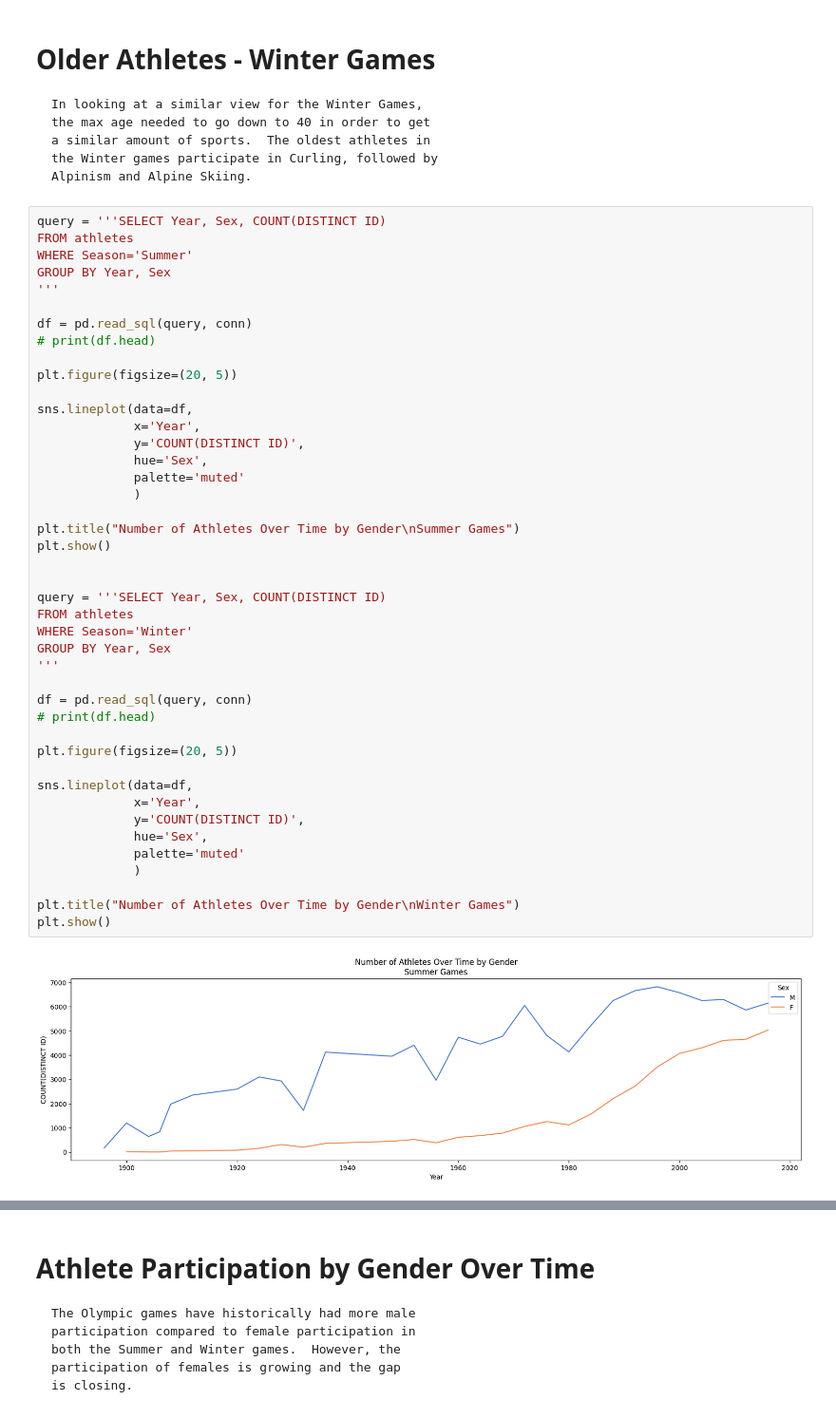
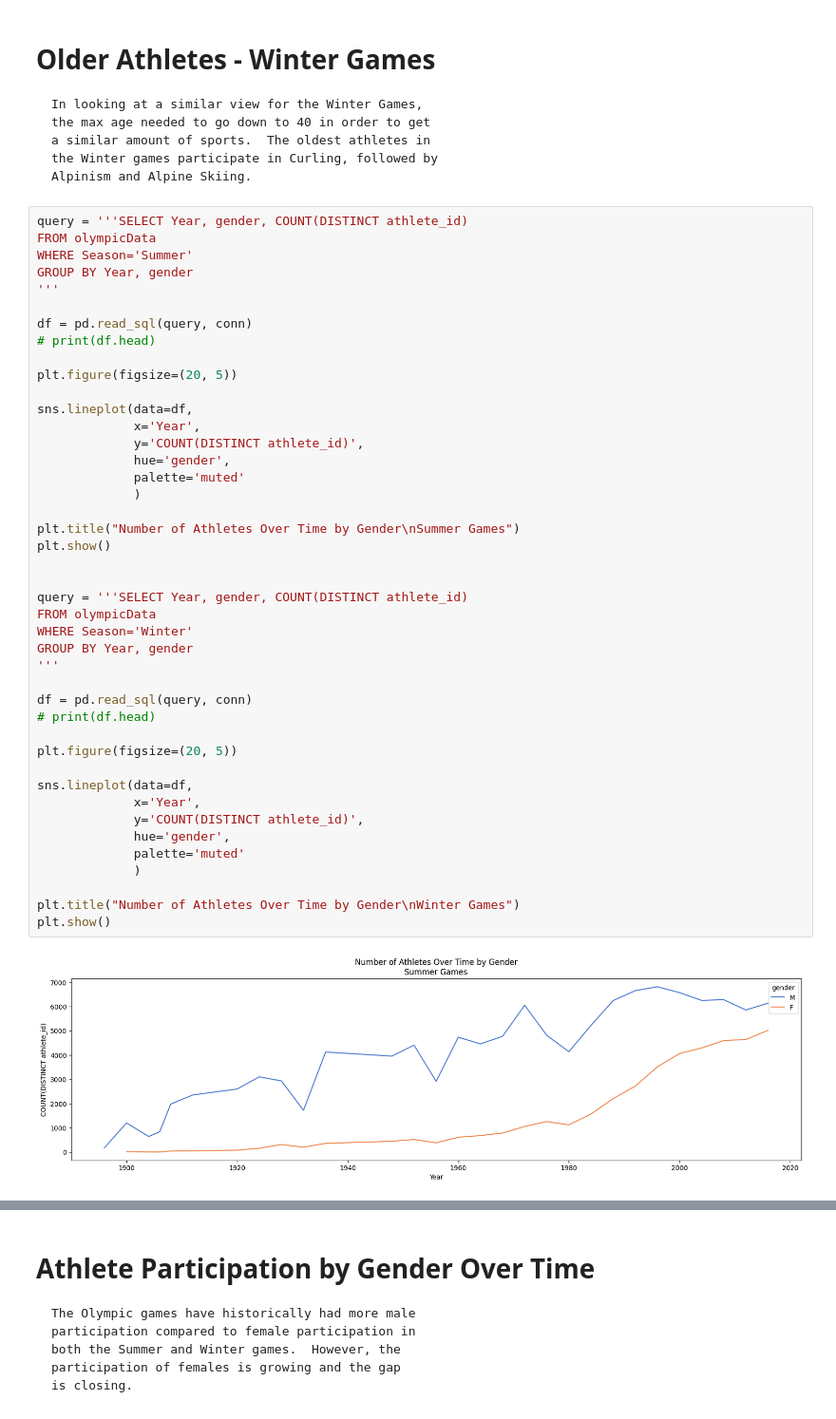
Before and after one commit to nhansen23/datafun-06-eda, a Jupyter notebook: nicole_eda.ipynb, the cells around one changed output, grey strips where cells are left out. Shown at 95% size. Drawn from its saved outputs; the diff is of its cells as text.

````diff
--- a/nicole_eda.ipynb
+++ b/nicole_eda.ipynb
@@ -164,47 +189,47 @@ the Winter games participate in Curling, followed by
 Alpinism and Alpine Skiing.
 ```
 # %%
-query = '''SELECT Year, Sex, COUNT(DISTINCT ID)
-FROM athletes
+query = '''SELECT Year, gender, COUNT(DISTINCT athlete_id)
+FROM olympicData
 WHERE Season='Summer'
-GROUP BY Year, Sex
+GROUP BY Year, gender
 '''
 
 df = pd.read_sql(query, conn)
 # print(df.head)
 
 plt.figure(figsize=(20, 5))
 
 sns.lineplot(data=df,
              x='Year',
-             y='COUNT(DISTINCT ID)',
-             hue='Sex',
+             y='COUNT(DISTINCT athlete_id)',
+             hue='gender',
              palette='muted'
              )
 
 plt.title("Number of Athletes Over Time by Gender\nSummer Games")
 plt.show()
 
 
-query = '''SELECT Year, Sex, COUNT(DISTINCT ID)
-FROM athletes
+query = '''SELECT Year, gender, COUNT(DISTINCT athlete_id)
+FROM olympicData
 WHERE Season='Winter'
-GROUP BY Year, Sex
+GROUP BY Year, gender
 '''
 
 df = pd.read_sql(query, conn)
 # print(df.head)
 
 plt.figure(figsize=(20, 5))
 
 sns.lineplot(data=df,
              x='Year',
-             y='COUNT(DISTINCT ID)',
-             hue='Sex',
+             y='COUNT(DISTINCT athlete_id)',
+             hue='gender',
              palette='muted'
              )
 
 plt.title("Number of Athletes Over Time by Gender\nWinter Games")
 plt.show()
 # %% [output]
-[figure, old version]
+[figure, new version]
````
Also changed, not shown: parts of 16 cells of this notebook.
